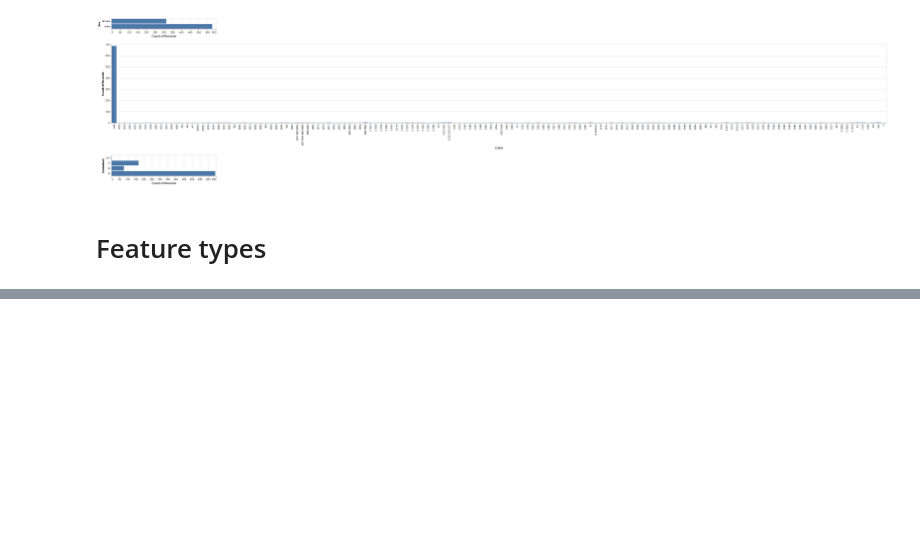
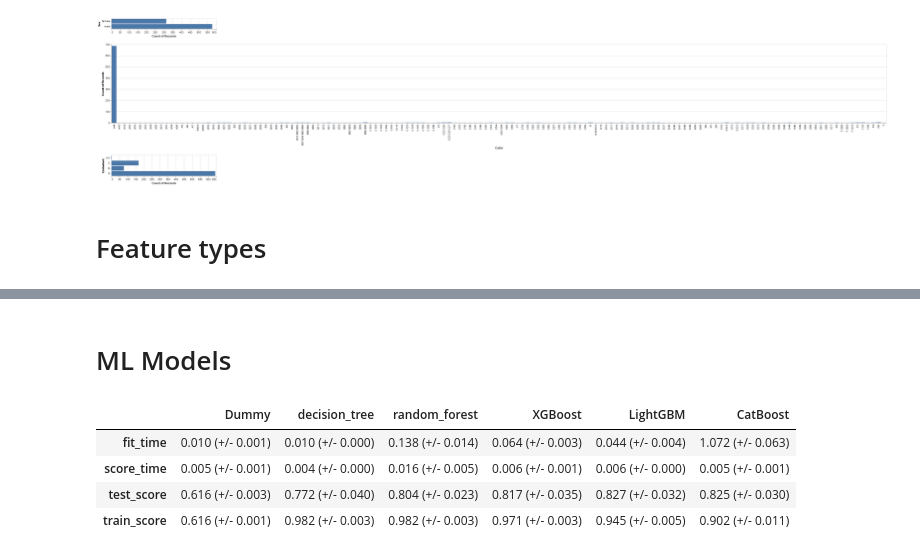
Before and after one commit to johnwslee/Titanic, a Jupyter notebook: Titanic.ipynb, the cells around one changed output, grey strips where cells are left out. Cells and saved outputs as stored; diff of their text form; code cells hidden in the pictures; blank space fills up the shorter version.

Commit message:
Compares ML models

```diff
--- a/Titanic.ipynb
+++ b/Titanic.ipynb
@@ -122,0 +178,4 @@ categorical_features = ["Embarked"]
+# %%
+results["Dummy"] = mean_std_cross_val_scores(
+    pipe_dummy, X_train, y_train, return_train_score=True
+)
@@ -122,0 +190,29 @@ categorical_features = ["Embarked"]
+# %% [markdown]
+# ML Models
+# %%
+pipe_dt = make_pipeline(ct, DecisionTreeClassifier(random_state=123))
+pipe_rf = make_pipeline(ct, RandomForestClassifier(random_state=123))
+pipe_xgb = make_pipeline(ct, XGBClassifier(random_state=123, verbosity=0, use_label_encoder=False))
+pipe_lgbm = make_pipeline(ct, LGBMClassifier(random_state=123))
+pipe_catb = make_pipeline(ct, CatBoostClassifier(random_state=123, verbose=0))
+# %%
+models = {
+    "decision_tree": pipe_dt,
+    "random_forest": pipe_rf,
+    "XGBoost": pipe_xgb,
+    "LightGBM": pipe_lgbm,
+    "CatBoost": pipe_catb
+}
+# %%
+for (name, model) in models.items():
+    results[name] = mean_std_cross_val_scores(
+        model, X_train, y_train, return_train_score=True
+    )
+# %%
+pd.DataFrame(results)
+# %% [output]
+|  | Dummy | decision_tree | random_forest | XGBoost | LightGBM | CatBoost |
+| fit_time | 0.010 (+/- 0.001) | 0.010 (+/- 0.000) | 0.138 (+/- 0.014) | 0.064 (+/- 0.003) | 0.044 (+/- 0.004) | 1.072 (+/- 0.063) |
+| score_time | 0.005 (+/- 0.001) | 0.004 (+/- 0.000) | 0.016 (+/- 0.005) | 0.006 (+/- 0.001) | 0.006 (+/- 0.000) | 0.005 (+/- 0.001) |
+| test_score | 0.616 (+/- 0.003) | 0.772 (+/- 0.040) | 0.804 (+/- 0.023) | 0.817 (+/- 0.035) | 0.827 (+/- 0.032) | 0.825 (+/- 0.030) |
+| train_score | 0.616 (+/- 0.001) | 0.982 (+/- 0.003) | 0.982 (+/- 0.003) | 0.971 (+/- 0.003) | 0.945 (+/- 0.005) | 0.902 (+/- 0.011) |
```
Also changed, not shown: parts of 7 cells of this notebook.
